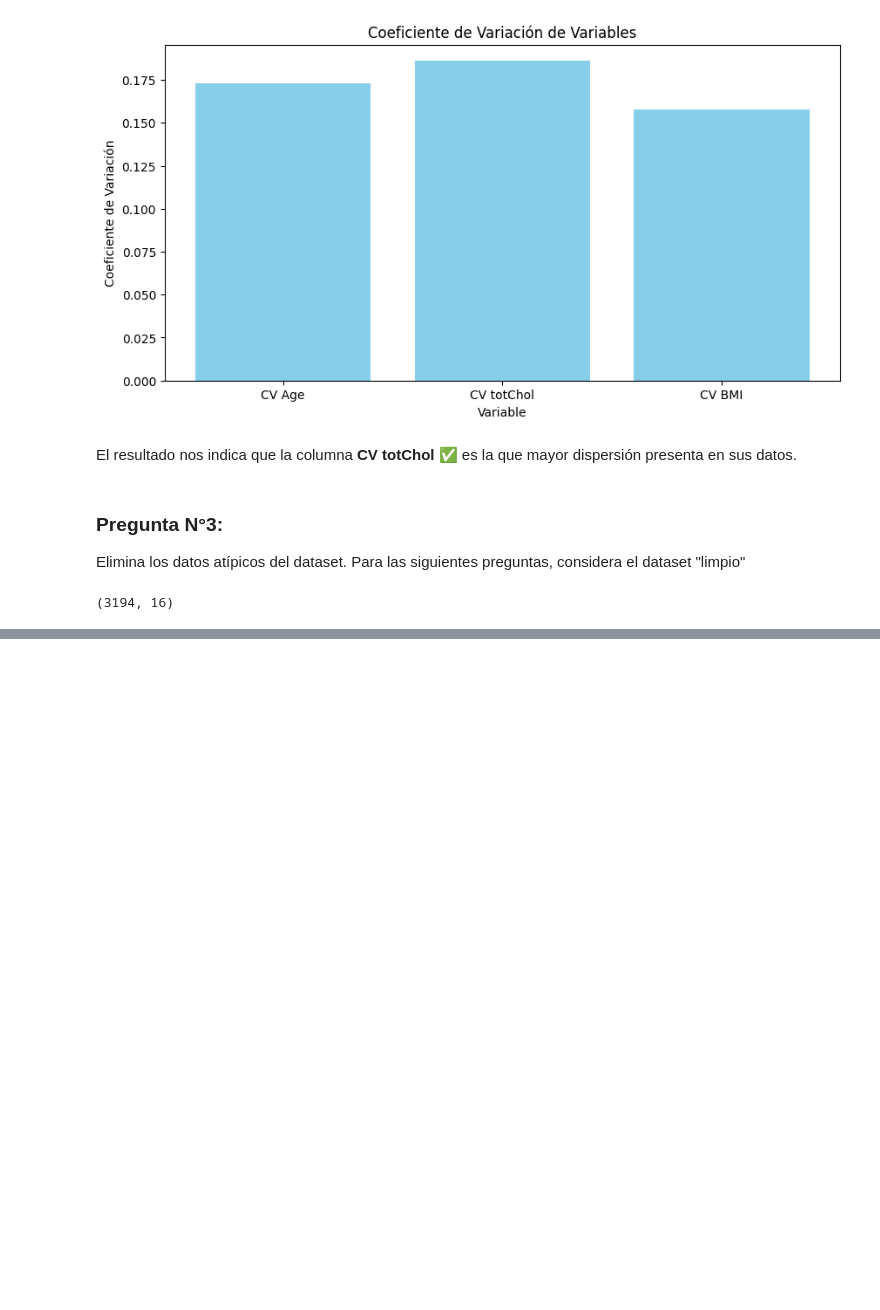
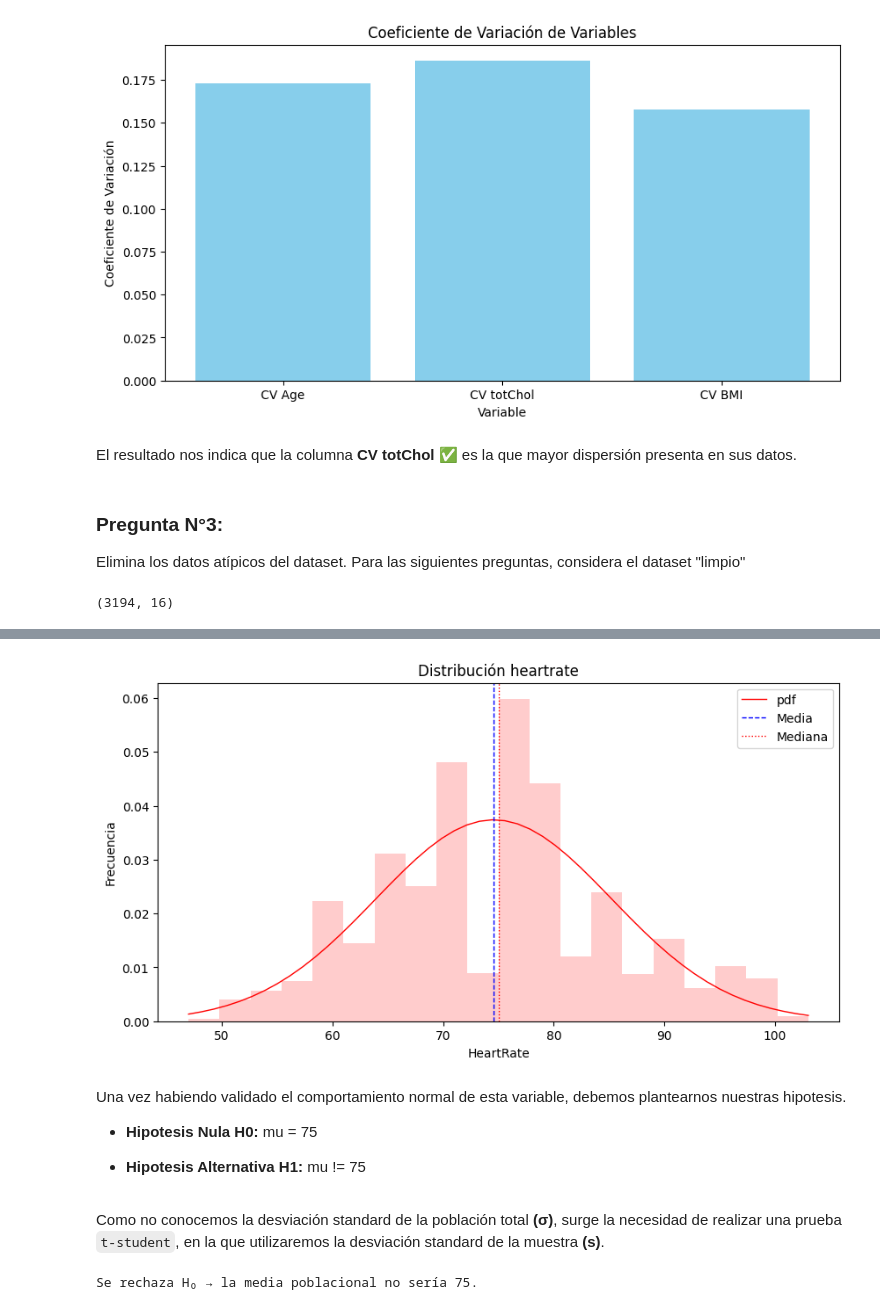
Before and after one commit to dvilchesl/desafio-latam-prueba-analisis-est, a Jupyter notebook: Prueba - Análisis Estadístico.ipynb, the cells around one changed output, grey strips where cells are left out. Drawn from its saved outputs; the diff is of its cells as text; code cells hidden in the pictures; blank space fills up the shorter version.

```diff
--- a/Prueba - Análisis Estadístico.ipynb
+++ b/Prueba - Análisis Estadístico.ipynb
@@ -209,0 +301,31 @@ df_clean.shape
+# %%
+data = df_clean['heartRate']
+media = data.mean()
+median = np.percentile(data,50)
+sigma = data.std()
+minimo = data.min()
+maximo = data.max()
+x = np.linspace(minimo, maximo)
+pdf = norm.pdf(x, loc=media, scale=sigma)
+
+# Gráfico
+plt.figure(figsize=(10,5))
+plt.hist(data, bins=20, alpha=0.2, density=True, color='r')
+plt.plot(x,pdf, color='r', linewidth=1, label='pdf')
+plt.axvline(media, linewidth=1, color='b', ls='--', label='Media')
+plt.axvline(median, linewidth=1, color='r', ls=':', label='Mediana')
+plt.title("Distribución heartrate")
+plt.ylabel("Frecuencia")
+plt.xlabel("HeartRate")
+plt.legend()
+plt.show()
+# %% [output]
+[figure, added]
+# %% [markdown]
+Una vez habiendo validado el comportamiento normal de esta variable, debemos plantearnos nuestras hipotesis.
+
+* **Hipotesis Nula H0:** mu = 75
+
+* **Hipotesis Alternativa H1:** mu != 75
+# %% [markdown]
+Como no conocemos la desviación standard de la población total **(σ)**, surge la necesidad de realizar una prueba `t-student`, en la que utilizaremos la desviación standard de la muestra **(s)**.
@@ -209,0 +340,13 @@ df_clean.shape
+# %%
+# Grados de libertad
+df = n - 1
+
+# Cálculo de P-value
+p_value = 2 * st.t.cdf(t, df=df)
+
+if p_value < 0.05:
+    print("Se rechaza H₀ → la media poblacional no sería 75.")
+else:
+    print("Se acepta H₀ → la media poblacional sería 75.")
+# %% [output]
+Se rechaza H₀ → la media poblacional no sería 75.
```
Also changed, not shown: parts of 18 cells of this notebook.
